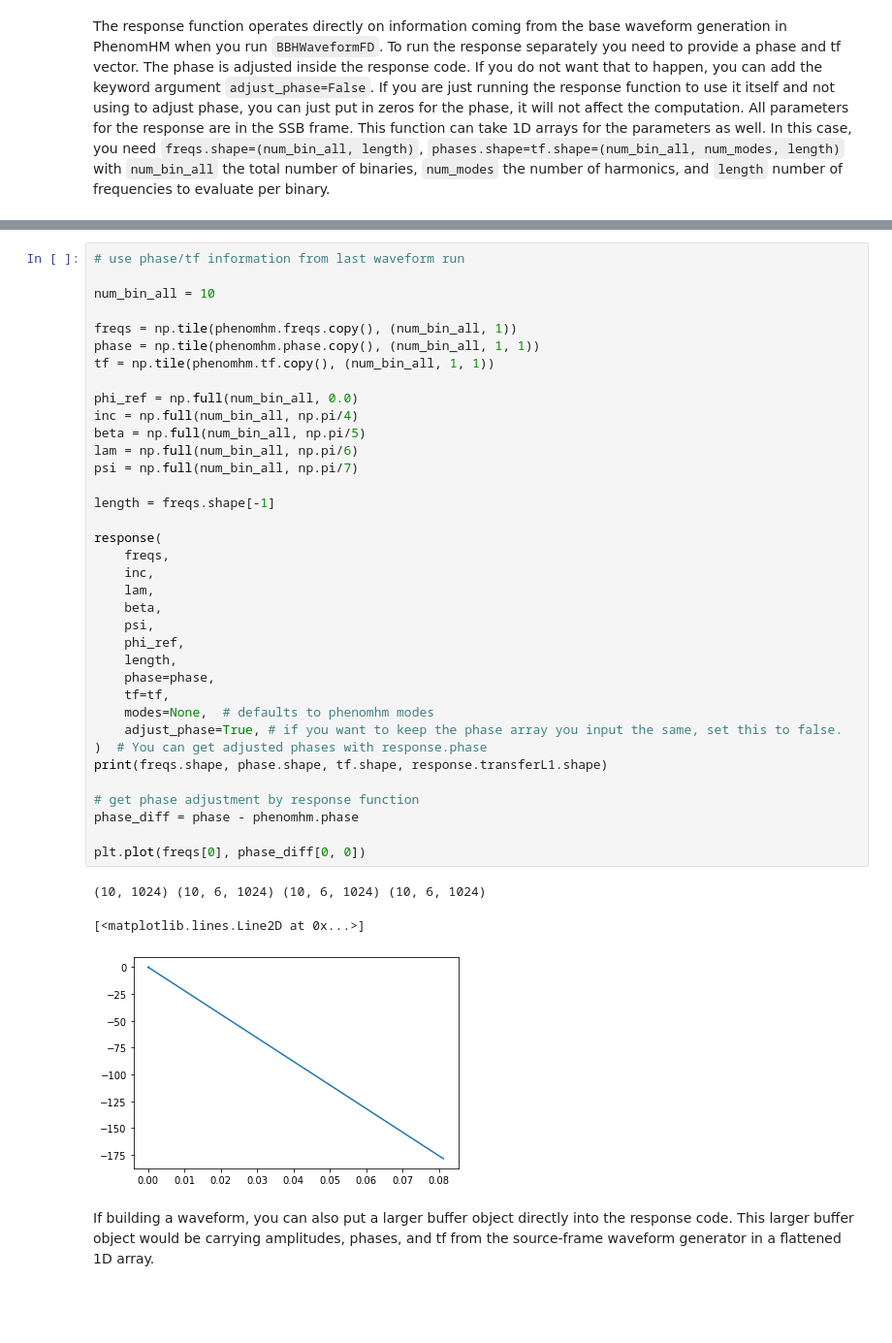
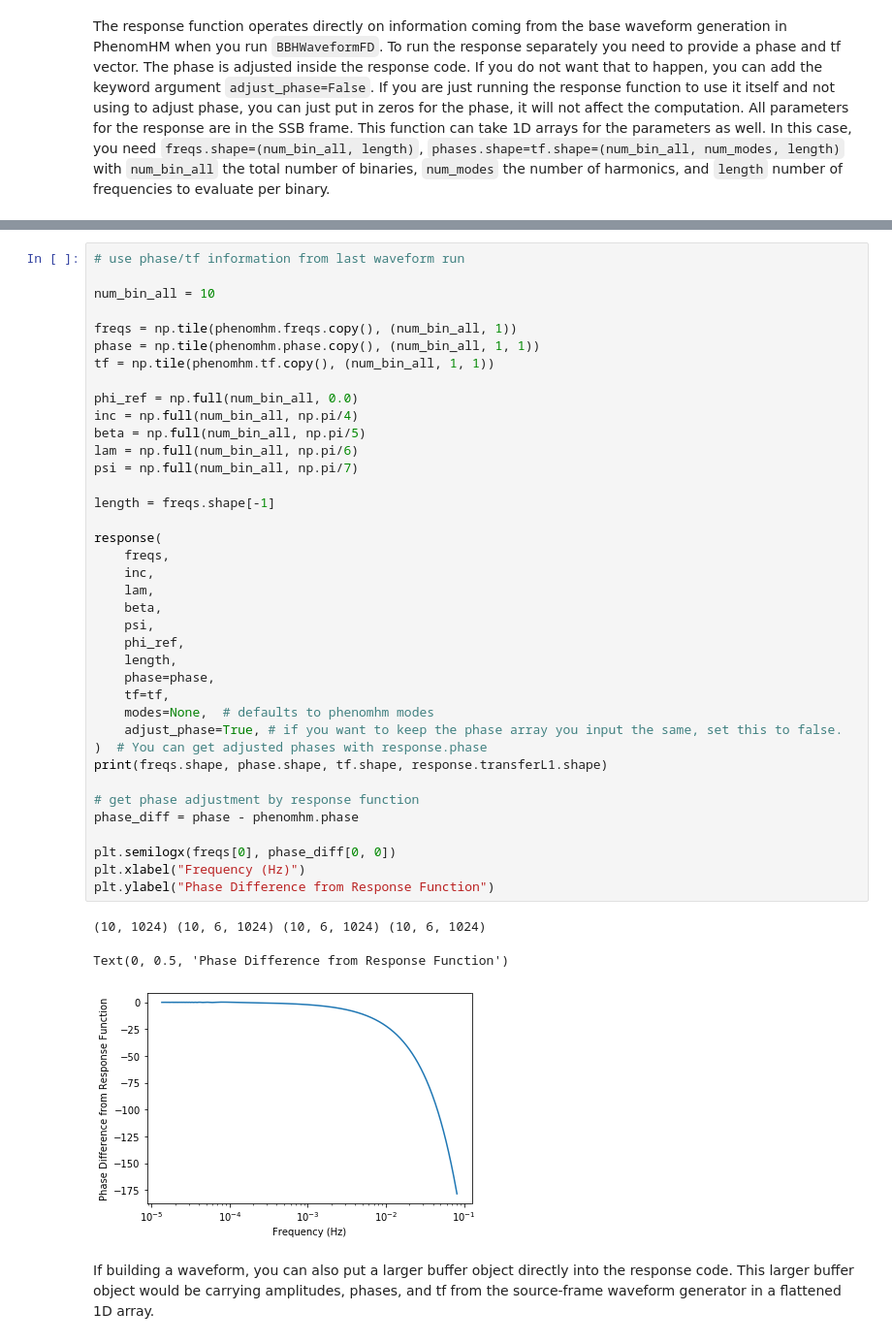
Before and after one commit to mikekatz04/BBHx, a Jupyter notebook: docs/doctrees/nbsphinx/bbhx_tutorial.ipynb, the cells around one changed output, grey strips where cells are left out. Shown at 97% size. Drawn from its saved outputs; the diff is of its cells as text; blank space fills up the shorter version.

```diff
--- a/docs/doctrees/nbsphinx/bbhx_tutorial.ipynb
+++ b/docs/doctrees/nbsphinx/bbhx_tutorial.ipynb
@@ -438,36 +444,38 @@ phase = np.tile(phenomhm.phase.copy(), (num_bin_all, 1, 1))
 tf = np.tile(phenomhm.tf.copy(), (num_bin_all, 1, 1))
 
 phi_ref = np.full(num_bin_all, 0.0)
 inc = np.full(num_bin_all, np.pi/4)
 beta = np.full(num_bin_all, np.pi/5)
 lam = np.full(num_bin_all, np.pi/6)
 psi = np.full(num_bin_all, np.pi/7)
 
 length = freqs.shape[-1]
 
 response(
     freqs,
     inc,
     lam,
     beta,
     psi,
     phi_ref,
     length,
     phase=phase,
     tf=tf,
     modes=None,  # defaults to phenomhm modes
     adjust_phase=True, # if you want to keep the phase array you input the same, set this to false.
 )  # You can get adjusted phases with response.phase
 print(freqs.shape, phase.shape, tf.shape, response.transferL1.shape)
 
 # get phase adjustment by response function
 phase_diff = phase - phenomhm.phase
 
-plt.plot(freqs[0], phase_diff[0, 0])
+plt.semilogx(freqs[0], phase_diff[0, 0])
+plt.xlabel("Frequency (Hz)")
+plt.ylabel("Phase Difference from Response Function")
 # %% [output]
 (10, 1024) (10, 6, 1024) (10, 6, 1024) (10, 6, 1024)
-[<matplotlib.lines.Line2D at 0x...>]
+Text(0, 0.5, 'Phase Difference from Response Function')
-[figure, old version]
+[figure, new version]
 # %% [markdown]
 If building a waveform, you can also put a larger buffer object directly into the response code. This larger buffer object would be carrying amplitudes, phases, and tf from the source-frame waveform generator in a flattened 1D array.
 # %%
```
Also changed, not shown: parts of 15 cells of this notebook, 36 other files.
